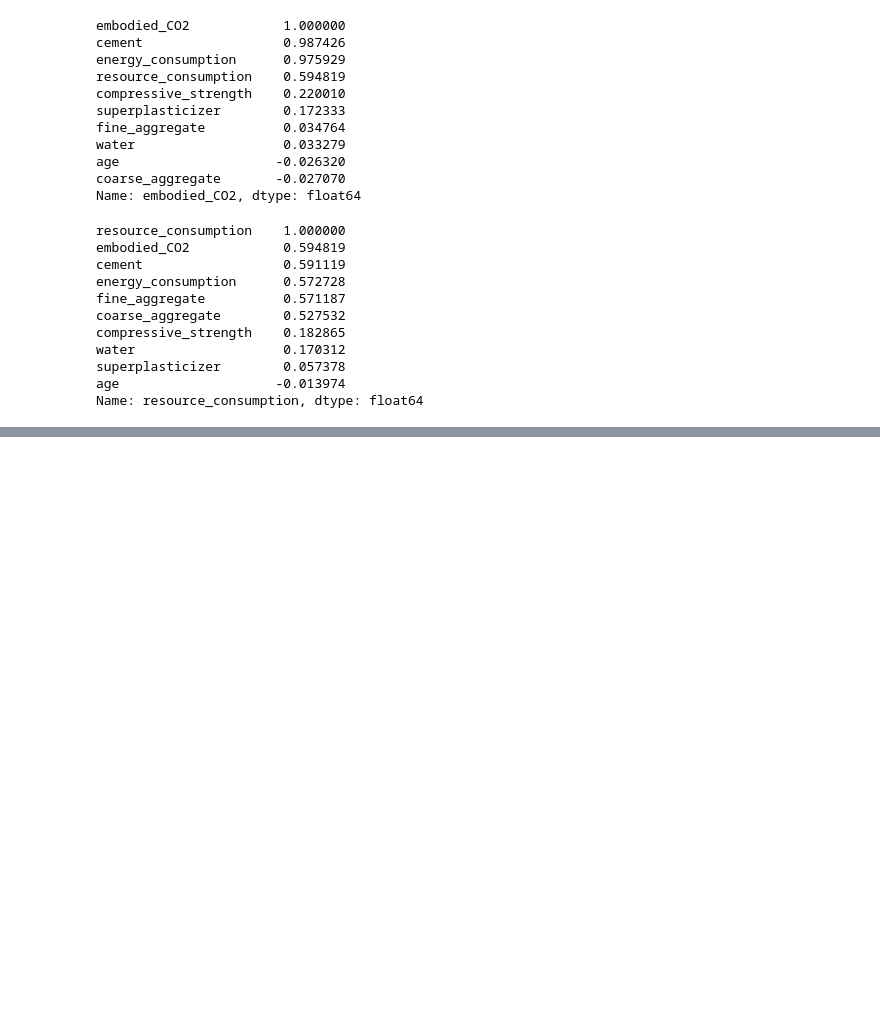
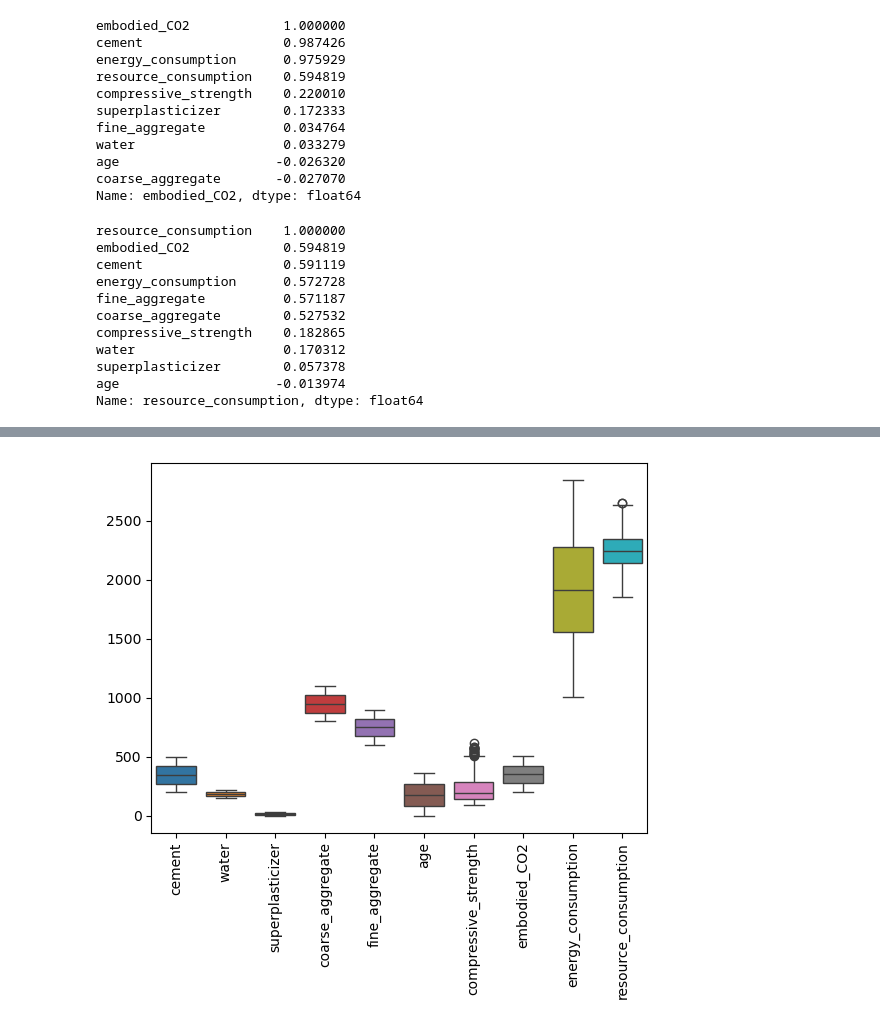
Before and after one commit to pariyaaf/sustainable_concrete_ml_optimization, a Jupyter notebook: notebook/ml.ipynb, the cells around one changed output, grey strips where cells are left out. Saved outputs shown, nothing was run; the diff lists cells and outputs as text; code cells hidden in the pictures; blank space fills up the shorter version.

```diff
--- a/notebook/ml.ipynb
+++ b/notebook/ml.ipynb
@@ -153,0 +168,7 @@ for target in labels:
+# %%
+plt.figure()
+sns.boxplot(data=df.select_dtypes("number"))
+plt.xticks(rotation=90)
+plt.show()
+# %% [output]
+[figure, added]
```
Also changed, not shown: parts of 10 cells of this notebook.
